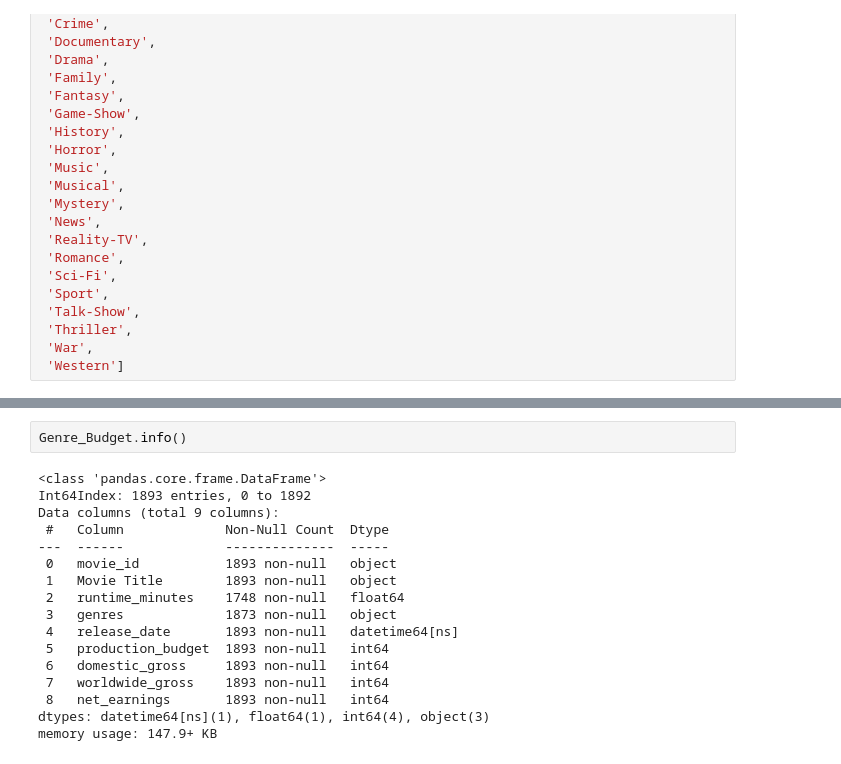
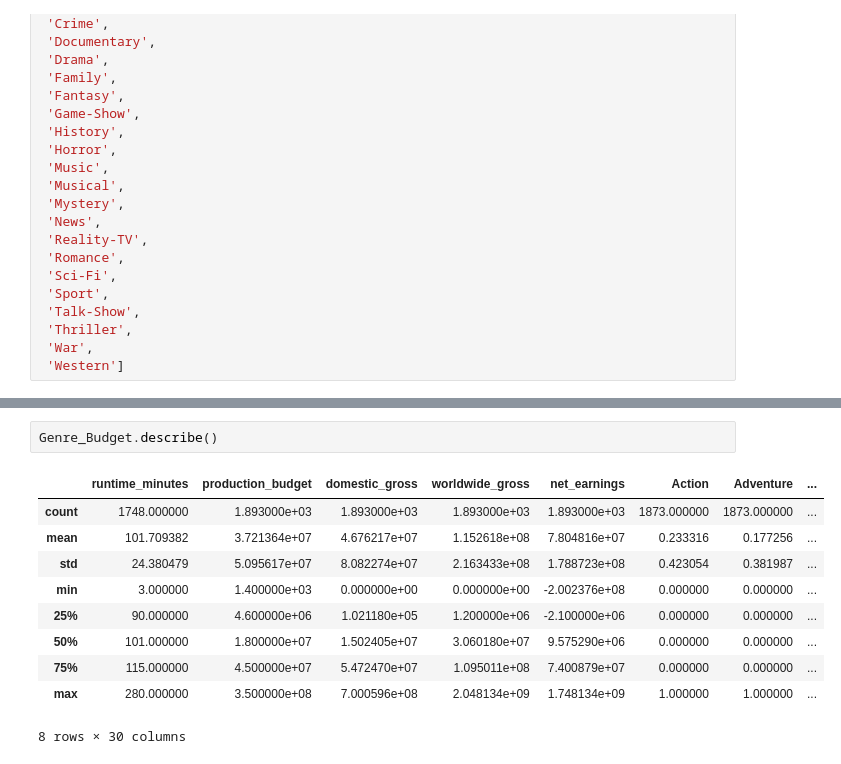
Before and after one commit to RH3421/Project-1-Microsoft-Makes-a-Movie, a Jupyter notebook: Genre_Budget.ipynb, the cells around one changed output, grey strips where cells are left out. Drawn from its saved outputs; the diff is of its cells as text.

```diff
--- a/Genre_Budget.ipynb
+++ b/Genre_Budget.ipynb
@@ -204,19 +214,13 @@ Genre_Budget.tail()
 # %%
-Genre_Budget.info()
+Genre_Budget.describe()
 # %% [output]
+|  | runtime_minutes | production_budget | domestic_gross | worldwide_gross | net_earnings | Action | Adventure | ... |
+| count | 1748.000000 | 1.893000e+03 | 1.893000e+03 | 1.893000e+03 | 1.893000e+03 | 1873.000000 | 1873.000000 | ... |
+| mean | 101.709382 | 3.721364e+07 | 4.676217e+07 | 1.152618e+08 | 7.804816e+07 | 0.233316 | 0.177256 | ... |
+| std | 24.380479 | 5.095617e+07 | 8.082274e+07 | 2.163433e+08 | 1.788723e+08 | 0.423054 | 0.381987 | ... |
+| min | 3.000000 | 1.400000e+03 | 0.000000e+00 | 0.000000e+00 | -2.002376e+08 | 0.000000 | 0.000000 | ... |
+| 25% | 90.000000 | 4.600000e+06 | 1.021180e+05 | 1.200000e+06 | -2.100000e+06 | 0.000000 | 0.000000 | ... |
+| 50% | 101.000000 | 1.800000e+07 | 1.502405e+07 | 3.060180e+07 | 9.575290e+06 | 0.000000 | 0.000000 | ... |
+| 75% | 115.000000 | 4.500000e+07 | 5.472470e+07 | 1.095011e+08 | 7.400879e+07 | 0.000000 | 0.000000 | ... |
+| max | 280.000000 | 3.500000e+08 | 7.000596e+08 | 2.048134e+09 | 1.748134e+09 | 1.000000 | 1.000000 | ... |
-<class 'pandas.core.frame.DataFrame'>
-Int64Index: 1893 entries, 0 to 1892
-Data columns (total 9 columns):
- #   Column             Non-Null Count  Dtype
----  ------             --------------  -----
- 0   movie_id           1893 non-null   object
- 1   Movie Title        1893 non-null   object
- 2   runtime_minutes    1748 non-null   float64
- 3   genres             1873 non-null   object
- 4   release_date       1893 non-null   datetime64[ns]
- 5   production_budget  1893 non-null   int64
- 6   domestic_gross     1893 non-null   int64
- 7   worldwide_gross    1893 non-null   int64
- 8   net_earnings       1893 non-null   int64
-dtypes: datetime64[ns](1), float64(1), int64(4), object(3)
-memory usage: 147.9+ KB
+8 rows × 30 columns
```
Also changed, not shown: parts of 10 cells of this notebook.
